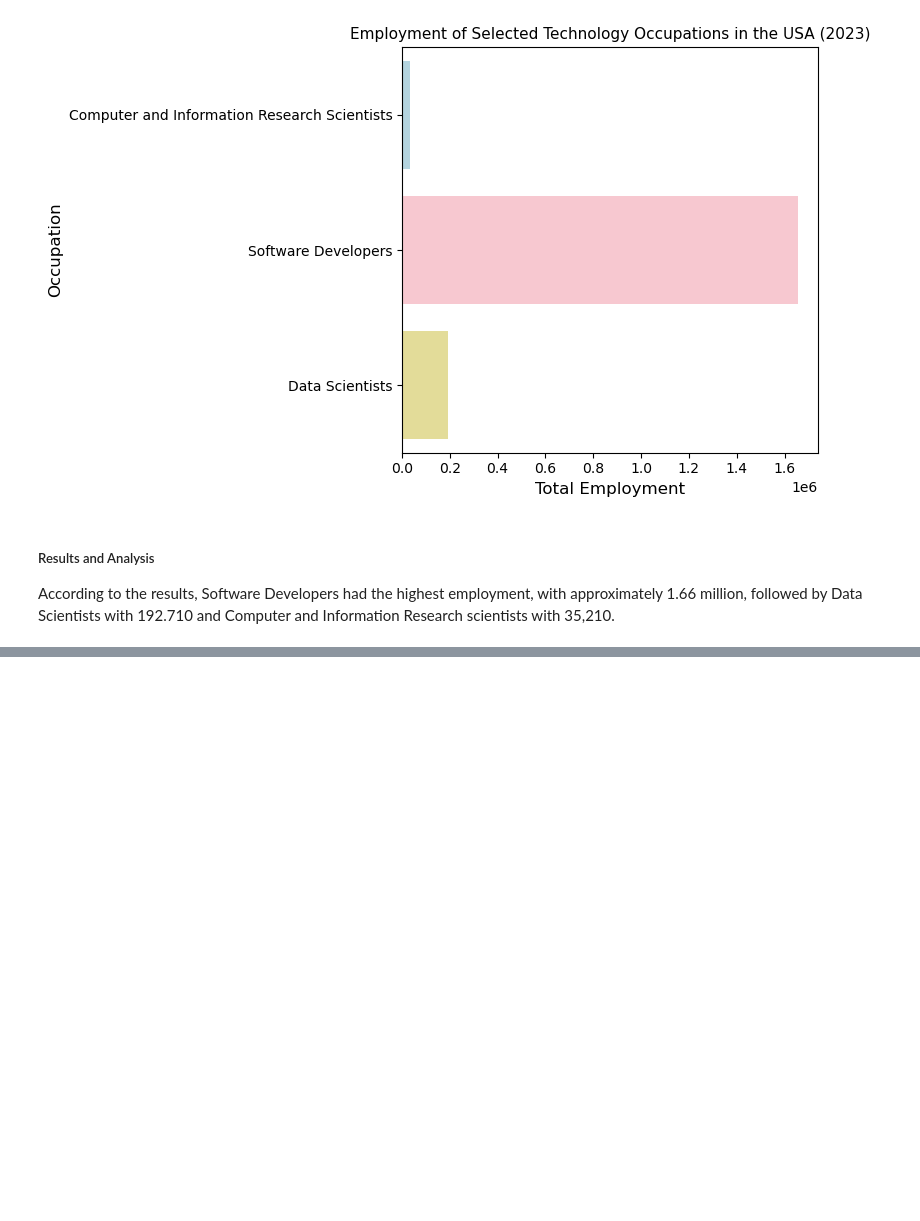
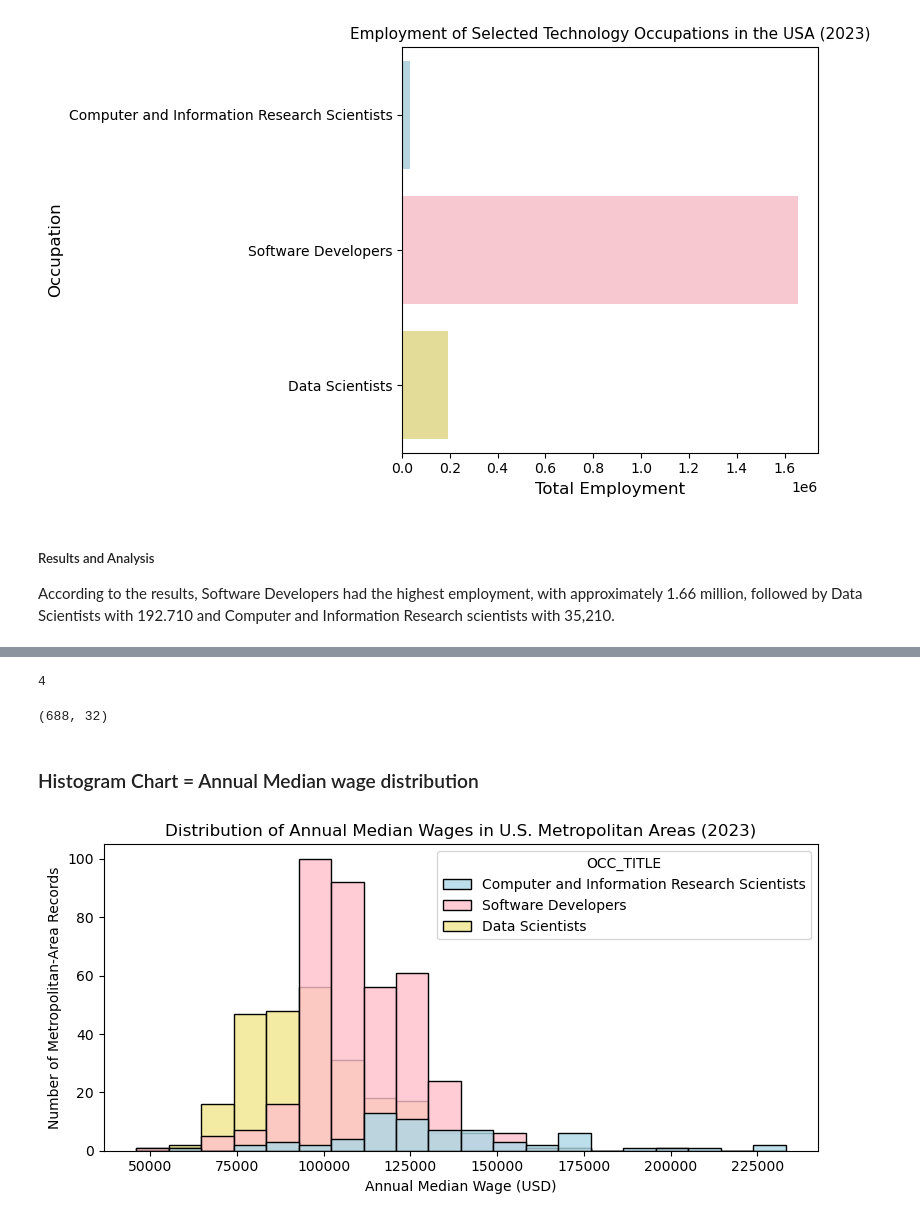
Before and after one commit to HeloEugenio0916/Data-Visualisation-and-Communication-CA1, a Jupyter notebook: CA1.ipynb, the cells around one changed output, grey strips where cells are left out. Drawn from its saved outputs; the diff is of its cells as text; code cells hidden in the pictures; blank space fills up the shorter version.

Commit message:
2nd chart (Histogram)
adding comments after and double checking if everything is correct

```diff
--- a/CA1.ipynb
+++ b/CA1.ipynb
@@ -189,0 +213,2 @@ According to the results, Software Developers had the highest employment, with a
+# %%
+metro = tech.loc[tech["AREA_TYPE"] == 4]
@@ -189,0 +285,8 @@ According to the results, Software Developers had the highest employment, with a
+# %%
+metro = metro.copy()
+
+metro["A_MEDIAN"] = pd.to_numeric(metro["A_MEDIAN"], errors="coerce")
+# %%
+metro["A_MEDIAN"].isnull().sum()
+# %% [output]
+4
@@ -189,0 +295,35 @@ According to the results, Software Developers had the highest employment, with a
+# %%
+salary.shape
+# %% [output]
+(688, 32)
+# %% [markdown]
+### Histogram Chart = Annual Median wage distribution
+# %%
+metro = metro.copy()
+metro["A_MEDIAN"] = pd.to_numeric(metro["A_MEDIAN"], errors="coerce")
+
+metro["A_MEDIAN"].isnull().sum()
+
+salary = metro.dropna(subset=["A_MEDIAN"])
+
+salary.shape
+
+plt.figure(figsize=(8, 4))
+
+sns.histplot(
+    data=salary,
+    x="A_MEDIAN",
+    hue="OCC_TITLE",
+    bins=20,
+    palette=["lightblue", "pink", "khaki"],
+    alpha=0.8
+)
+
+plt.title("Distribution of Annual Median Wages in U.S. Metropolitan Areas (2023)")
+plt.xlabel("Annual Median Wage (USD)")
+plt.ylabel("Number of Metropolitan-Area Records")
+
+plt.tight_layout()
+plt.show()
+# %% [output]
+[figure, added]
```
Also changed, not shown: parts of 15 cells of this notebook.
